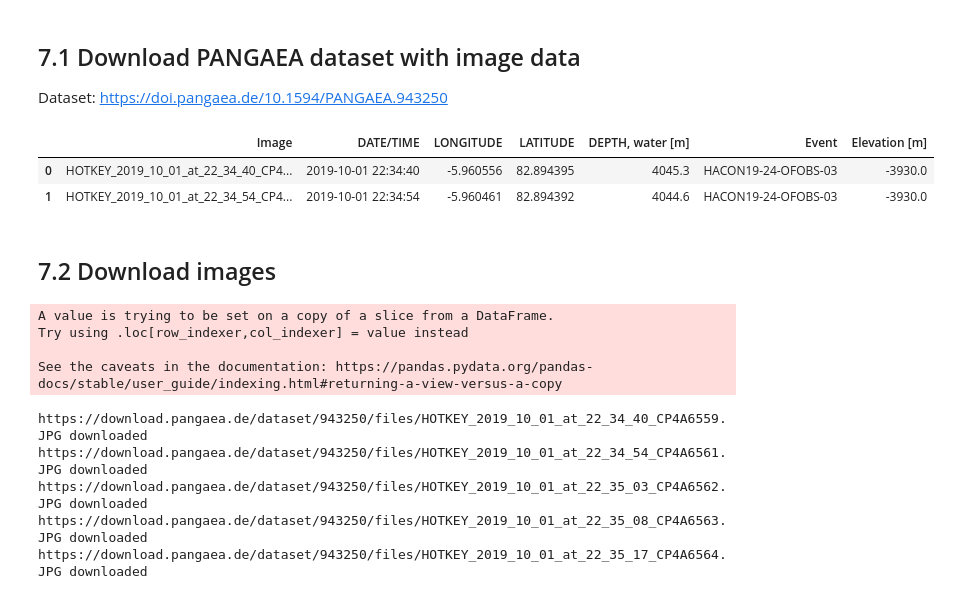
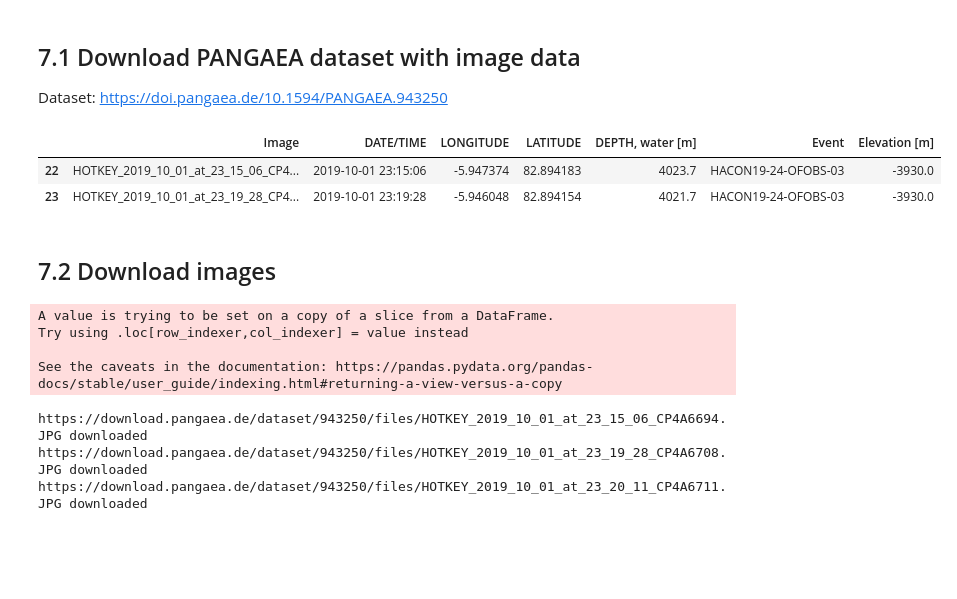
Before and after one commit to pangaea-data-publisher/community-workshop-material, a Jupyter notebook: Python/Get_pangaea_data/get_pangaea_data.ipynb, the cells around one changed output. Drawn from its saved outputs; the diff is of its cells as text; code cells hidden in the pictures; blank space fills up the shorter version.

```diff
--- a/Python/Get_pangaea_data/get_pangaea_data.ipynb
+++ b/Python/Get_pangaea_data/get_pangaea_data.ipynb
@@ -593,14 +593,14 @@ Dataset: https://doi.pangaea.de/10.1594/PANGAEA.943250
 # %%
 # Download dataset from PANGAEA
 pan_id = 943250
 ds = PanDataSet(pan_id)
 get_long_parameters(ds)
-df = ds.data.head(5)
+df = ds.data.iloc[22:25,:]
 df.head(2)
 # %% [output]
 |  | Image | DATE/TIME | LONGITUDE | LATITUDE | DEPTH, water [m] | Event | Elevation [m] |
-| 0 | HOTKEY_2019_10_01_at_22_34_40_CP4... | 2019-10-01 22:34:40 | -5.960556 | 82.894395 | 4045.3 | HACON19-24-OFOBS-03 | -3930.0 |
-| 1 | HOTKEY_2019_10_01_at_22_34_54_CP4... | 2019-10-01 22:34:54 | -5.960461 | 82.894392 | 4044.6 | HACON19-24-OFOBS-03 | -3930.0 |
+| 22 | HOTKEY_2019_10_01_at_23_15_06_CP4... | 2019-10-01 23:15:06 | -5.947374 | 82.894183 | 4023.7 | HACON19-24-OFOBS-03 | -3930.0 |
+| 23 | HOTKEY_2019_10_01_at_23_19_28_CP4... | 2019-10-01 23:19:28 | -5.946048 | 82.894154 | 4021.7 | HACON19-24-OFOBS-03 | -3930.0 |
 # %% [markdown]
 ## 7.2 Download images
 # %%
@@ -615,8 +615,6 @@ A value is trying to be set on a copy of a slice from a DataFrame.
 Try using .loc[row_indexer,col_indexer] = value instead
 
 See the caveats in the documentation: https://pandas.pydata.org/pandas-docs/stable/user_guide/indexing.html#returning-a-view-versus-a-copy
-https://download.pangaea.de/dataset/943250/files/HOTKEY_2019_10_01_at_22_34_40_CP4A6559.JPG downloaded
-https://download.pangaea.de/dataset/943250/files/HOTKEY_2019_10_01_at_22_34_54_CP4A6561.JPG downloaded
-https://download.pangaea.de/dataset/943250/files/HOTKEY_2019_10_01_at_22_35_03_CP4A6562.JPG downloaded
-https://download.pangaea.de/dataset/943250/files/HOTKEY_2019_10_01_at_22_35_08_CP4A6563.JPG downloaded
-https://download.pangaea.de/dataset/943250/files/HOTKEY_2019_10_01_at_22_35_17_CP4A6564.JPG downloaded
+https://download.pangaea.de/dataset/943250/files/HOTKEY_2019_10_01_at_23_15_06_CP4A6694.JPG downloaded
+https://download.pangaea.de/dataset/943250/files/HOTKEY_2019_10_01_at_23_19_28_CP4A6708.JPG downloaded
+https://download.pangaea.de/dataset/943250/files/HOTKEY_2019_10_01_at_23_20_11_CP4A6711.JPG downloaded
```
Also changed, not shown: parts of 12 cells of this notebook, 1 other file.
